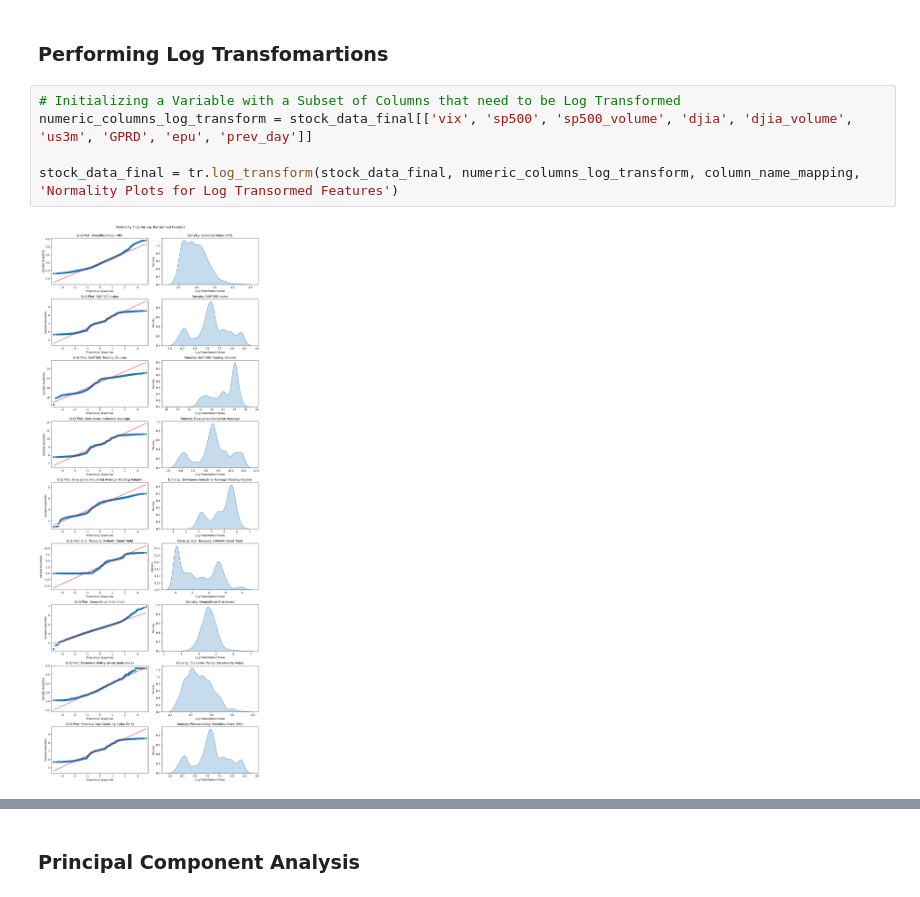
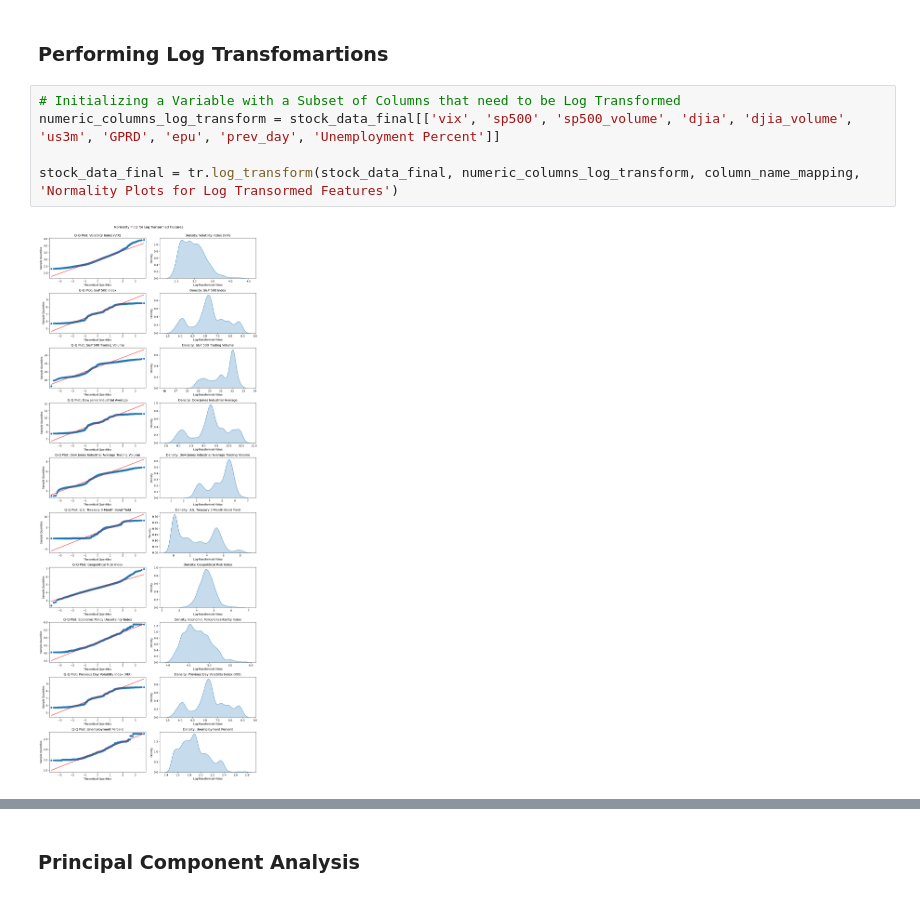
Before and after one commit to INFO-523-F25/final-project-team-5, a Jupyter notebook: main.ipynb, the cells around one changed output, grey strips where cells are left out. Drawn from its saved outputs; the diff is of its cells as text.

Commit message:
Finalized Final Project

```diff
--- a/main.ipynb
+++ b/main.ipynb
@@ -177,11 +181,11 @@ viz.qq_plot(stock_data_final, stock_data_sample, column_name_mapping, 'Q-Q Plots
 ### Performing Log Transfomartions
 # %%
 # Initializing a Variable with a Subset of Columns that need to be Log Transformed
-numeric_columns_log_transform = stock_data_final[['vix', 'sp500', 'sp500_volume', 'djia', 'djia_volume', 'us3m', 'GPRD', 'epu', 'prev_day']]
+numeric_columns_log_transform = stock_data_final[['vix', 'sp500', 'sp500_volume', 'djia', 'djia_volume', 'us3m', 'GPRD', 'epu', 'prev_day', 'Unemployment Percent']]
 
 stock_data_final = tr.log_transform(stock_data_final, numeric_columns_log_transform, column_name_mapping, 'Normality Plots for Log Transormed Features')
 # %% [output]
-[figure, old version]
+[figure, new version]
 # %%
 
 # Initializing a Variable for Categorical and Numerical Columns
```
Also changed, not shown: parts of 9 cells of this notebook, 1 other file.
